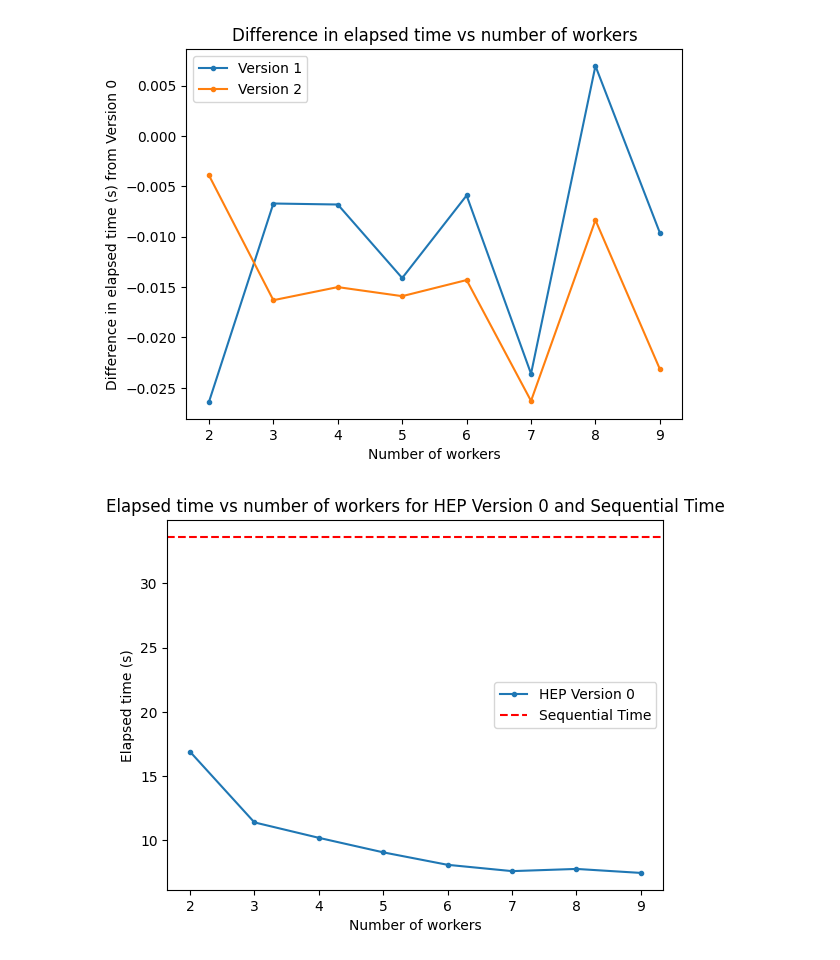
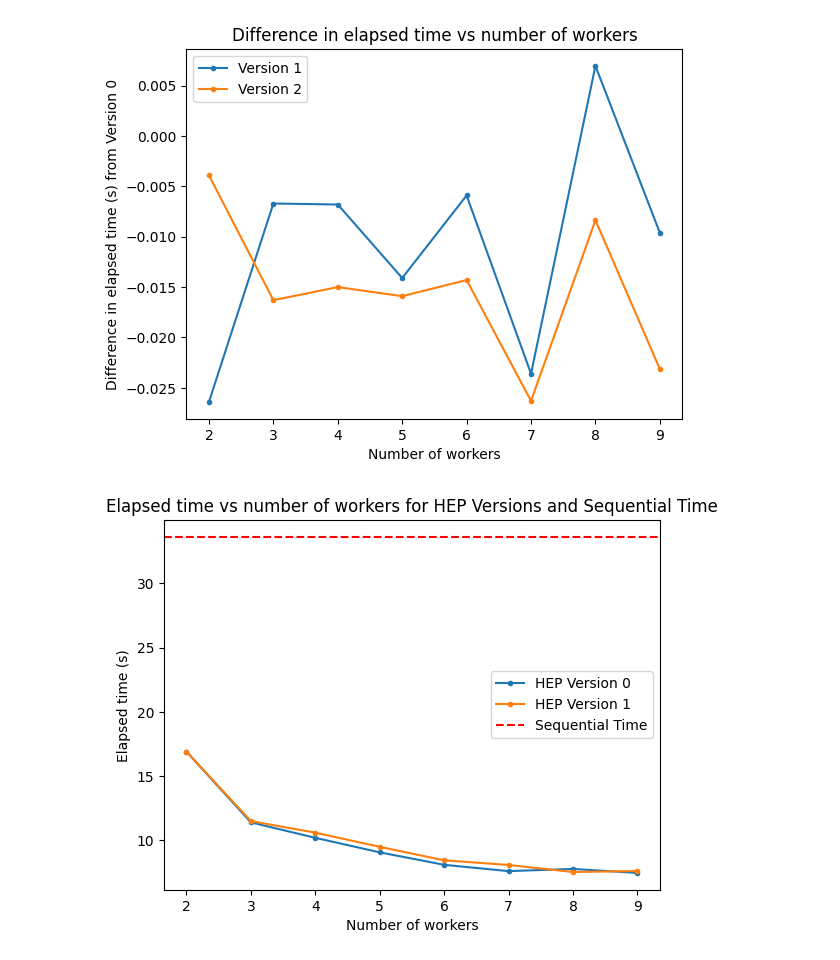
Before and after one commit to Fragaini01/HPPC_week3, a Jupyter notebook: week3/reader1.ipynb, the cells around one changed output. Drawn from its saved outputs; the diff is of its cells as text; code cells hidden in the pictures.

```diff
--- a/week3/reader1.ipynb
+++ b/week3/reader1.ipynb
@@ -60,7 +60,7 @@ plt.show()
 # %% [output]
 [figure]
 # %%
-versions = [0]
+versions = [0,1]
 workers = [2, 3, 4, 5, 6, 7, 8, 9]
 
 filepath = f"/home/francesco/Documenti/Master/Blok 3/HPPC/week3/data/task_farm_HEP_seq.workers.txt"
@@ -89,14 +89,18 @@ for version in versions:
 # %%
 seq_time = float(seq_time)
 
 df_hep = pd.DataFrame(times, columns=['version', 'workers', 'elapsed_time'])
 df_hep['elapsed_time'] = df_hep['elapsed_time'].astype(float)
-plt.plot(df_hep['workers'], df_hep['elapsed_time'], marker='o', markersize=3, label='HEP Version 0')
+
+for version in df_hep['version'].unique():
+    df_version = df_hep[df_hep['version'] == version]
+    plt.plot(df_version['workers'], df_version['elapsed_time'], marker='o', markersize=3, label=f'HEP Version {version}')
+
 plt.axhline(y=seq_time, color='r', linestyle='--', label='Sequential Time')
 plt.xlabel('Number of workers')
 plt.ylabel('Elapsed time (s)')
-plt.title('Elapsed time vs number of workers for HEP Version 0 and Sequential Time')
+plt.title('Elapsed time vs number of workers for HEP Versions and Sequential Time')
 plt.legend()
 plt.show()
 # %% [output]
-[figure, old version]
+[figure, new version]
```
Also changed, not shown: 11 other files.
